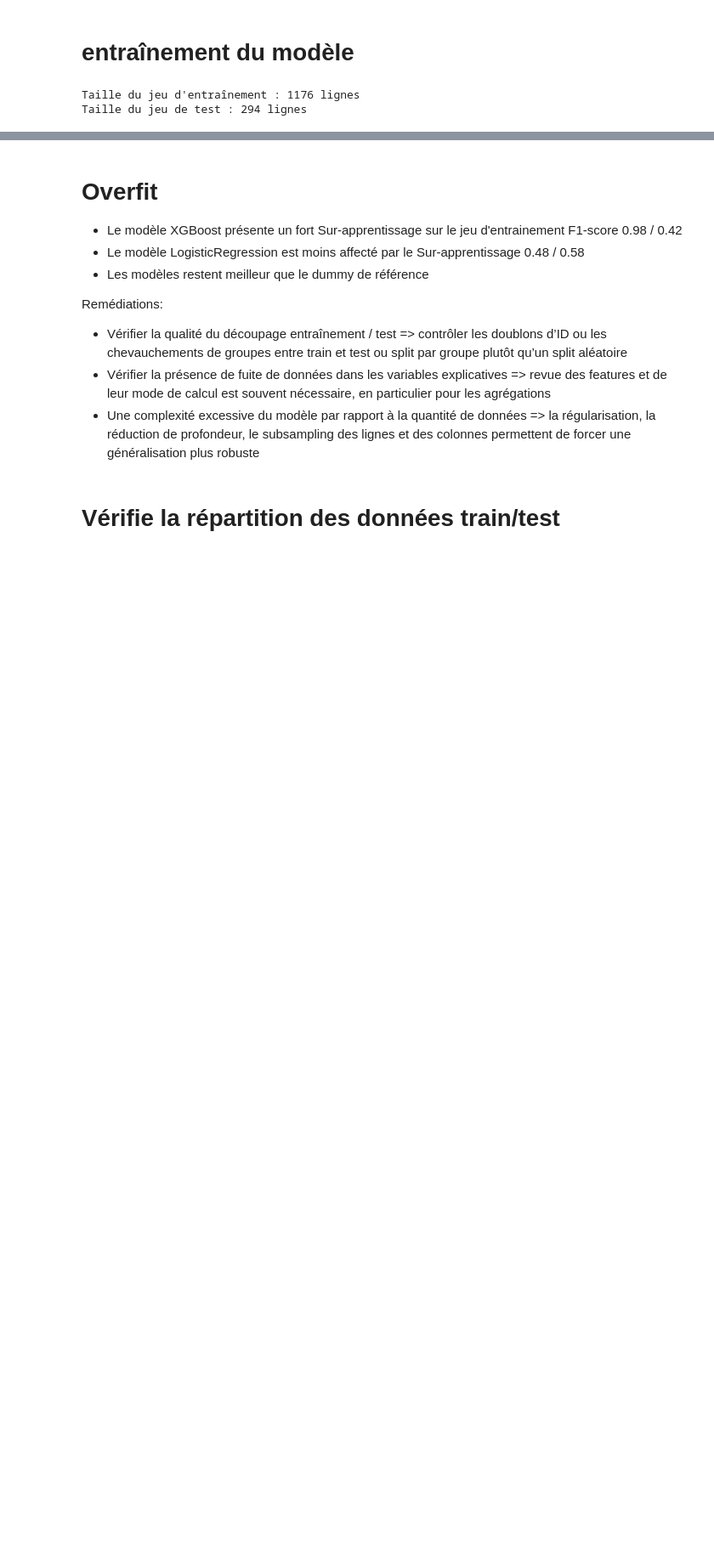
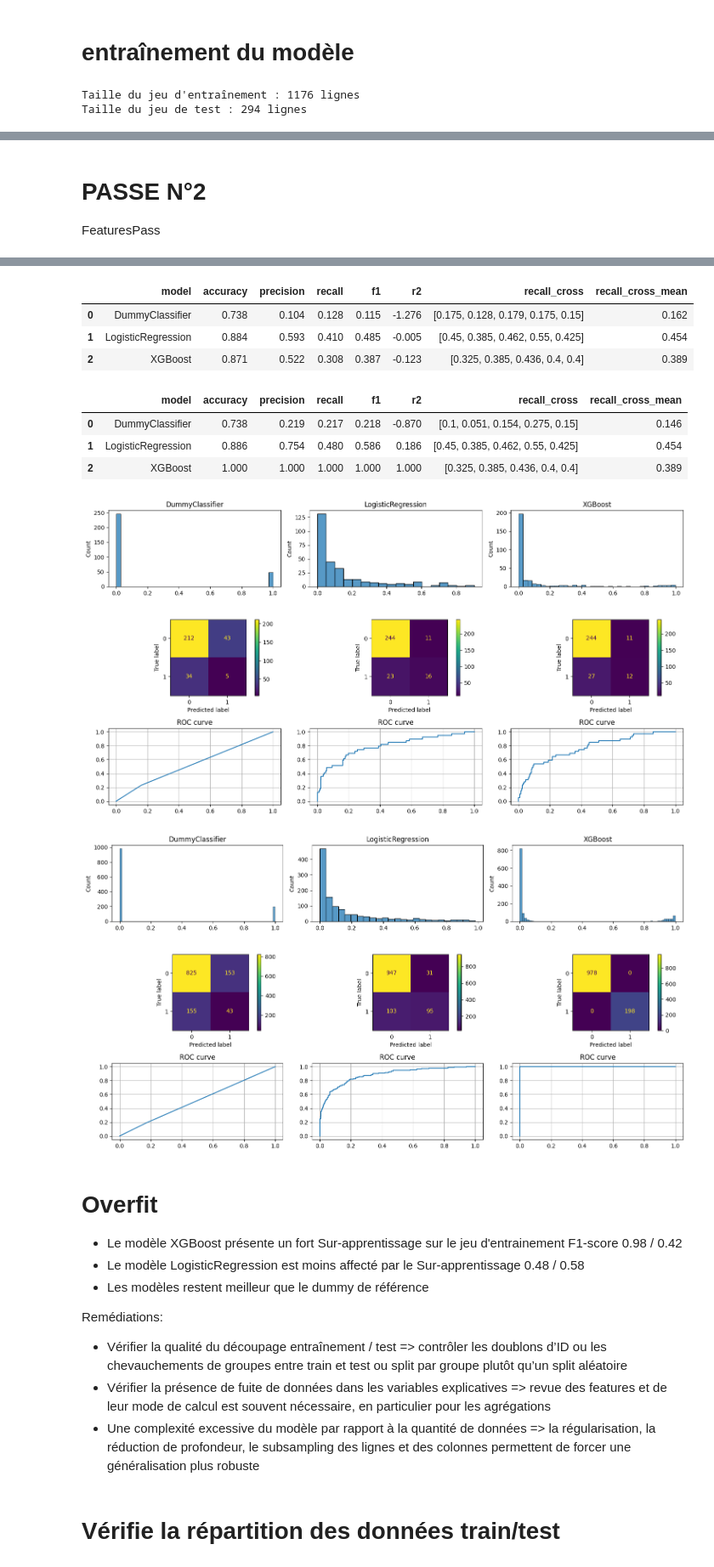
Before and after one commit to Ace4teaM/OCR-NovaTech, a Jupyter notebook: 3.modelisations.ipynb, the cells around one changed output, grey strips where cells are left out. Shown at 85% size. Drawn from its saved outputs; the diff is of its cells as text; code cells hidden in the pictures; blank space fills up the shorter version.

```diff
--- a/3.modelisations.ipynb
+++ b/3.modelisations.ipynb
@@ -440,0 +571,13 @@ AUC
+# %%
+class FeaturesPass(BaseTrain):
+    def before(self):
+        # on essaie de supprimer la feature "niveau_hierarchique_poste" (fortement corrélé à "revenu_mensuel")
+        df.drop(columns=["niveau_hierarchique_poste"], inplace=True)
+
+        # on recréer le jeu de données
+        separation_train_test()
+
+passInst = FeaturesPass()
+passInst.train_and_evaluate()
+passInst.print()
+# %% [output]
@@ -440,0 +586,2 @@ AUC
+# PASSE N°**2**
+FeaturesPass
@@ -441,3 +607,13 @@ AUC
+|  | model | accuracy | precision | recall | f1 | r2 | recall_cross | recall_cross_mean |
+| 0 | DummyClassifier | 0.738 | 0.104 | 0.128 | 0.115 | -1.276 | [0.175, 0.128, 0.179, 0.175, 0.15] | 0.162 |
+| 1 | LogisticRegression | 0.884 | 0.593 | 0.410 | 0.485 | -0.005 | [0.45, 0.385, 0.462, 0.55, 0.425] | 0.454 |
+| 2 | XGBoost | 0.871 | 0.522 | 0.308 | 0.387 | -0.123 | [0.325, 0.385, 0.436, 0.4, 0.4] | 0.389 |
+|  | model | accuracy | precision | recall | f1 | r2 | recall_cross | recall_cross_mean |
+| 0 | DummyClassifier | 0.738 | 0.219 | 0.217 | 0.218 | -0.870 | [0.1, 0.051, 0.154, 0.275, 0.15] | 0.146 |
+| 1 | LogisticRegression | 0.886 | 0.754 | 0.480 | 0.586 | 0.186 | [0.45, 0.385, 0.462, 0.55, 0.425] | 0.454 |
+| 2 | XGBoost | 1.000 | 1.000 | 1.000 | 1.000 | 1.000 | [0.325, 0.385, 0.436, 0.4, 0.4] | 0.389 |
+[figure, added]
+[figure, added]
 # %% [markdown]
 # Overfit
 
```
Also changed, not shown: parts of 41 cells of this notebook.
